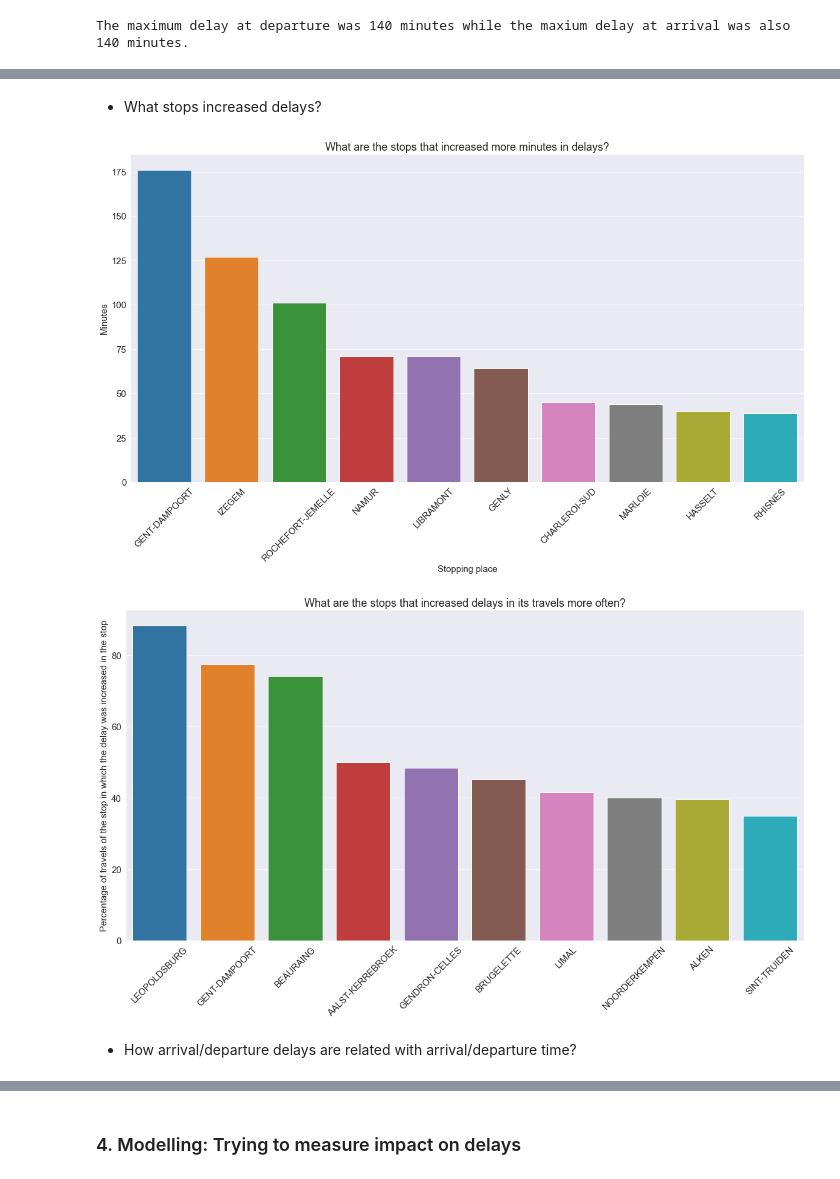
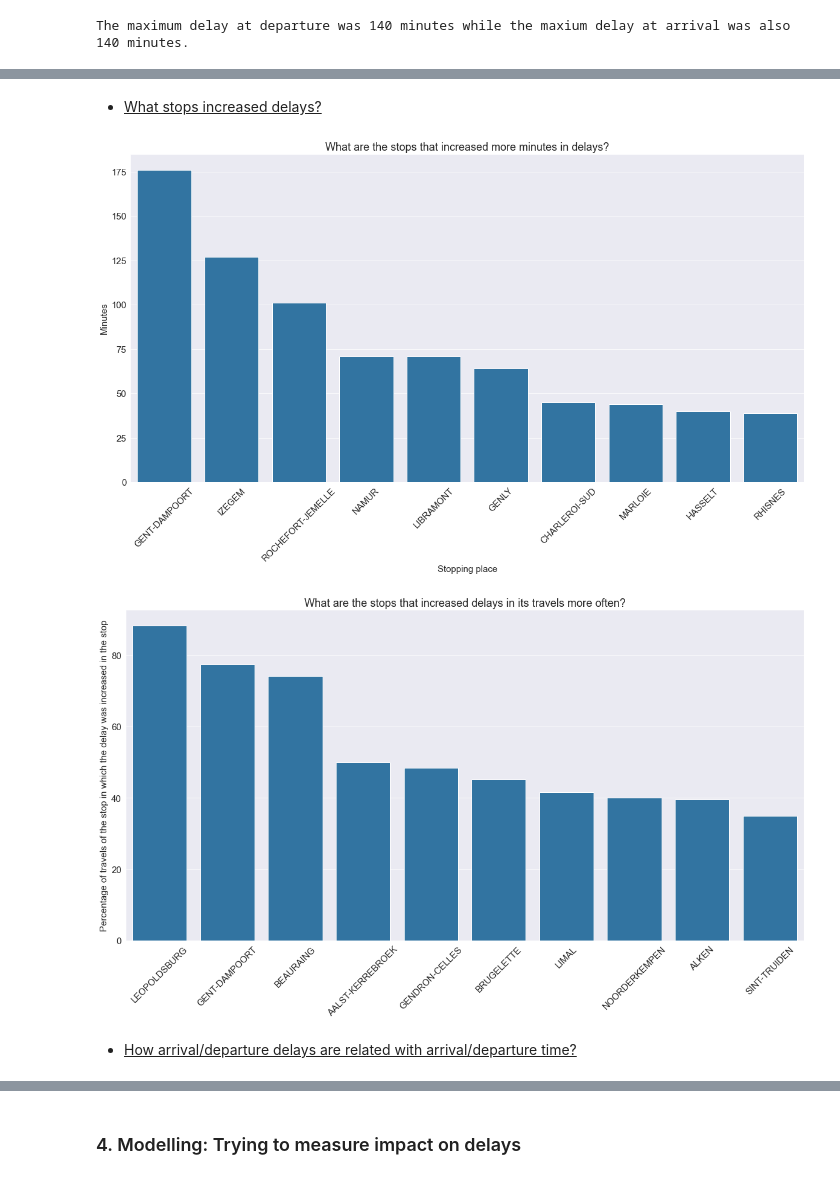
Before and after one commit to guillermofd/belgium-train-times, a Jupyter notebook: Belgium train times.ipynb, the cells around one changed output, grey strips where cells are left out. Saved outputs shown, nothing was run; the diff lists cells and outputs as text; code cells hidden in the pictures.

```diff
--- a/Belgium train times.ipynb
+++ b/Belgium train times.ipynb
@@ -466,36 +458,36 @@ plt.show()
 # %% [markdown]
-* What stops increased delays?
+* <u>What stops increased delays?</u>
 # %%
 delay_stops_mins = delay_df.groupby('Stopping place').stopping_delay.sum().sort_values(ascending=False)
 
 #Plotting the data
 plt.figure(figsize=(20,10))
-sns.barplot(y=delay_stops_mins.values[:10], x=delay_stops_mins.index[:10])
+sns.barplot(y=delay_stops_mins.values[:10], x=delay_stops_mins.index[:10], color='tab:blue')
 plt.ylabel('Minutes')
 plt.title('What are the stops that increased more minutes in delays?')
 plt.xticks(rotation=45)
 plt.show()
 # %% [output]
-[figure, old version]
+[figure, new version]
 # %%
 #Percentage of delay increases
 total_stop = df['Stopping place'].value_counts()
 ndelay_stop = delay_df[delay_df.stopping_delay>0].groupby('Stopping place').stopping_delay.count()
 df_delay_stop = pd.merge(total_stop, ndelay_stop, how='outer', left_index=True, right_index=True)
 df_delay_stop.loc[:,'Perc_delay'] = df_delay_stop.loc[:,'stopping_delay'] * 100 / df_delay_stop.loc[:,'Stopping place']
 df_delay_stop.sort_values('Perc_delay', ascending=False, inplace=True)
 
 #Plotting the data
 plt.figure(figsize=(20,10))
-sns.barplot(y=df_delay_stop.Perc_delay[:10], x=df_delay_stop.index[:10])
+sns.barplot(y=df_delay_stop.Perc_delay[:10], x=df_delay_stop.index[:10], color='tab:blue')
 plt.ylabel('Percentage of travels of the stop in which the delay was increased in the stop')
 plt.title('What are the stops that increased delays in its travels more often?')
 plt.xticks(rotation=45)
 plt.show()
 # %% [output]
-[figure, old version]
+[figure, new version]
 # %% [markdown]
-* How arrival/departure delays are related with arrival/departure time?
+* <u>How arrival/departure delays are related with arrival/departure time? </u>
 # %%
 #Average departure delay vs hour of departure
 dep_delay_hour = df.groupby(df['Planned departure datetime'].dt.hour)['Delay at departure'].mean()//60
```
Also changed, not shown: parts of 50 cells of this notebook.
